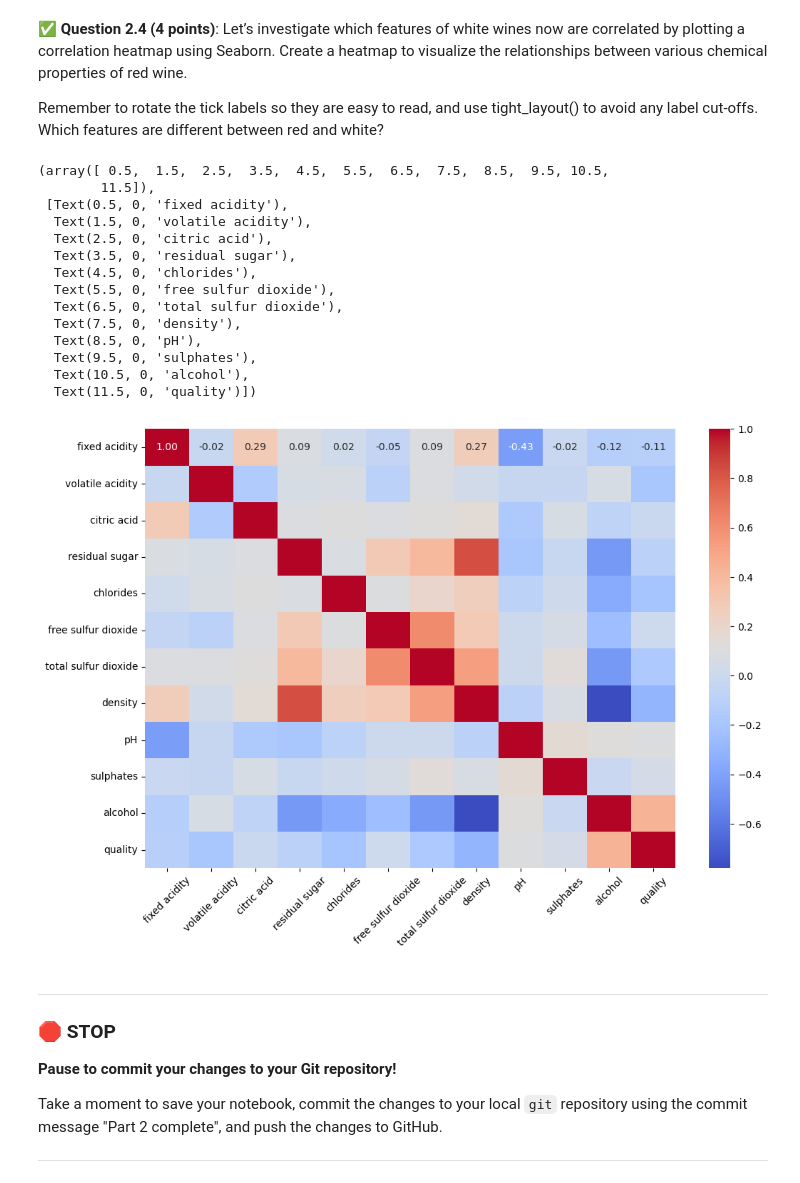
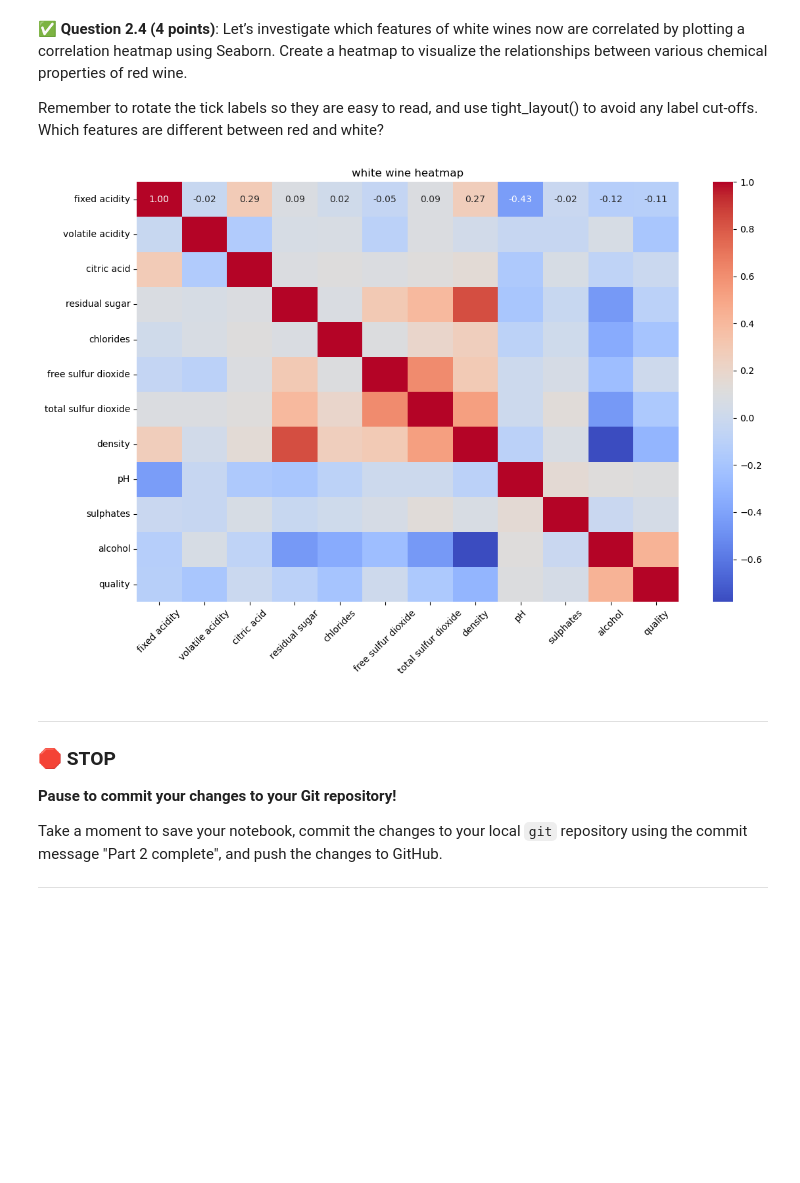
Before and after one commit to JamboLe/CMSE202-f24-turnin, a Jupyter notebook: hw-03/HW-03_Regression-STUDENT.ipynb, the cells around one changed output. Drawn from its saved outputs; the diff is of its cells as text; code cells hidden in the pictures; blank space fills up the shorter version.

```diff
--- a/hw-03/HW-03_Regression-STUDENT.ipynb
+++ b/hw-03/HW-03_Regression-STUDENT.ipynb
@@ -122,25 +122,13 @@ Which features are different between red and white?
 # %%
 # Put your code here
 plt.figure(figsize=(12, 8))
 correlation_matrix = white_data.corr() #this calculates the correlation coeficients between each of the columns
 sns.heatmap(correlation_matrix,annot = True, cmap='coolwarm', fmt=".2f")
 plt.xticks(rotation=45)
+plt.title('white wine heatmap')
+plt.tight_layout()
 # %% [output]
-(array([ 0.5,  1.5,  2.5,  3.5,  4.5,  5.5,  6.5,  7.5,  8.5,  9.5, 10.5,
-        11.5]),
- [Text(0.5, 0, 'fixed acidity'),
-  Text(1.5, 0, 'volatile acidity'),
-  Text(2.5, 0, 'citric acid'),
-  Text(3.5, 0, 'residual sugar'),
-  Text(4.5, 0, 'chlorides'),
-  Text(5.5, 0, 'free sulfur dioxide'),
-  Text(6.5, 0, 'total sulfur dioxide'),
-  Text(7.5, 0, 'density'),
-  Text(8.5, 0, 'pH'),
-  Text(9.5, 0, 'sulphates'),
-  Text(10.5, 0, 'alcohol'),
-  Text(11.5, 0, 'quality')])
-[figure, old version]
+[figure, new version]
 # %% [markdown]
 ---
 ### &#128721; STOP
```
Also changed, not shown: parts of 15 cells of this notebook.
